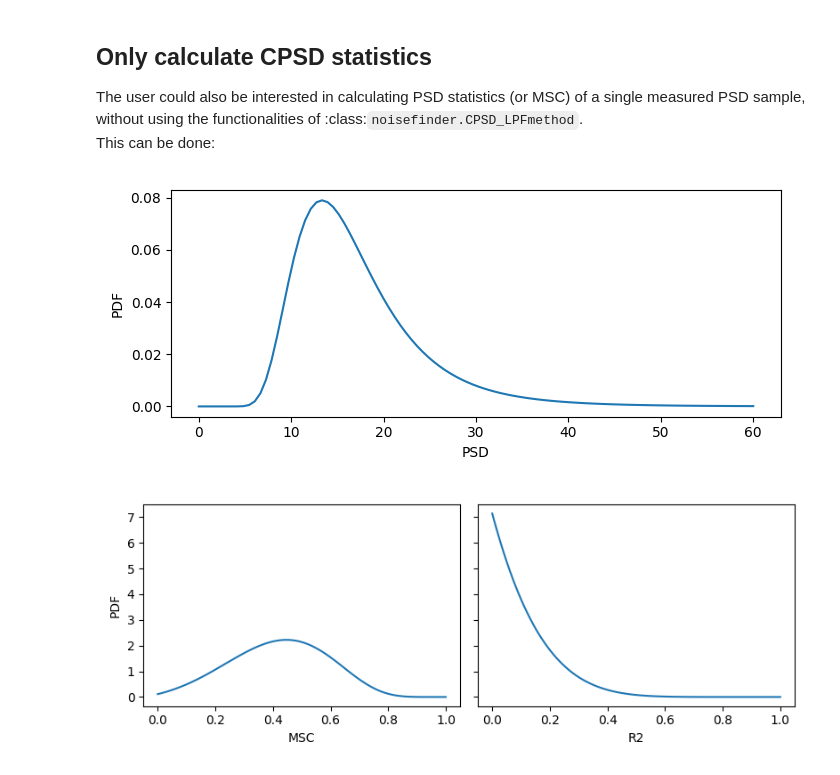
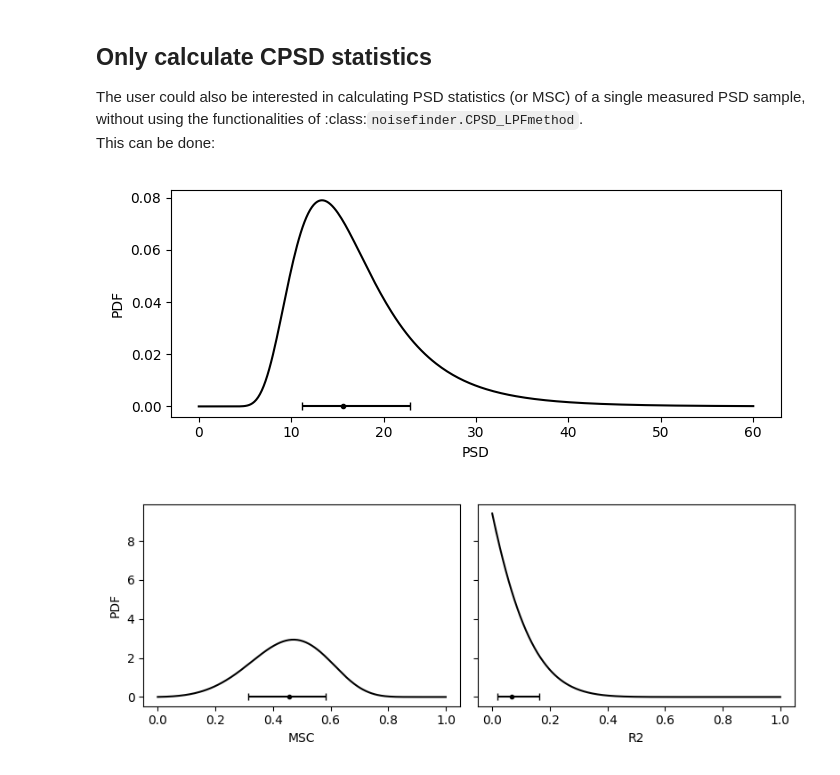
Before and after one commit to lorsala/noisefinder, a Jupyter notebook: docs/pf_howtouse.ipynb, the cells around one changed output. Cells and saved outputs as stored; diff of their text form; code cells hidden in the pictures.

```diff
--- a/docs/pf_howtouse.ipynb
+++ b/docs/pf_howtouse.ipynb
@@ -105,33 +105,42 @@ This can be done:
 # %%
 from noisefinder.CPSDstats import CPSDstats_methods as cpm
 
-PSDpp = cpm.PSDposterior(expPSD=15.0,navs=8)     # PSD posterior, as frozen scipy.stats, of the PSD posterior
+PSDfr = cpm.PSDposterior(expPSD=15.0,navs=8)     # PSD posterior, as frozen scipy.stats, of the PSD posterior
+PSDth = np.linspace(0,60,300)
+PSDpp = PSDfr.pdf(PSDth) # PSD posterior, evaluated at PSDth
 PSDCI = cpm.PSDpostCI(expPSD=15.0,navs=8,c=0.68) # PSD posterior confidence interval at given confidence level
 
-rho2th=np.linspace(0,1,100)
-rho2pp = cpm.rho2posterior(rho2th=rho2th,rho2exp=0.5,navs=8) # MSC posterior evaluated on the rho2th axis
-rho2CI = cpm.rho2postCI(r2e=0.5,navs=8,c=0.68) # MSC posterior confidence interval at given confidence level
+rho2th=np.linspace(0,1,300)
+r2e=0.5; navs=14; R2e=0.1;
+rho2pp = cpm.rho2posterior(rho2th=rho2th,rho2exp=r2e,navs=navs) # MSC posterior evaluated on the rho2th axis
+rho2CI = cpm.rho2postCI(r2e=r2e,navs=navs,c=0.68) # MSC posterior confidence interval at given confidence level
 
-R2th=np.linspace(0,1,100)
-R2pp = cpm.R2posterior(R2th=R2th,R2exp=0.1,navs=8,p=4) # R2 posterior, evaluated on the R2th axis. p is the number of timeseries
-R2CI = cpm.R2postCI(R2e=0.1,navs=8,p=4,c=0.68) # R2 posterior confidence interval at given confidence level
+R2th=np.linspace(0,1,300)
+R2pp = cpm.R2posterior(R2th=R2th,R2exp=R2e,navs=navs,p=4) # R2 posterior, evaluated on the R2th axis. p is the number of timeseries
+R2CI = cpm.R2postCI(R2e=R2e,navs=navs,p=4,c=0.68) # R2 posterior confidence interval at given confidence level
 
-PSDaxis = np.linspace(0,60,100)
+
 fig,ax=plt.subplots(figsize=(7,3))
-ax.plot(PSDaxis,PSDpp.pdf(PSDaxis))
+ax.plot(PSDth,PSDpp,c='k')
+ax.errorbar(x=[PSDCI[1]], y=0, xerr = [[PSDCI[1]-PSDCI[0]],[PSDCI[2]-PSDCI[1]]],
+            fmt='.', color='black', capsize=3, linestyle='None')
 ax.set_xlabel('PSD'); ax.set_ylabel('PDF')
 fig.tight_layout()
 
 fig,ax=plt.subplots(1,2,figsize=(8,3),sharey=True,sharex=True)
-ax[0].plot(rho2th,rho2pp)
+ax[0].plot(rho2th,rho2pp,c='k')
+ax[0].errorbar(x=[rho2CI[1]],y=0, xerr = [[rho2CI[1]-rho2CI[0]],[rho2CI[2]-rho2CI[1]]],
+               fmt='.', color='black', capsize=3, linestyle='None')
 ax[0].set_xlabel('MSC'); ax[0].set_ylabel('PDF')
 
-ax[1].plot(R2th,R2pp)
+ax[1].plot(R2th,R2pp,c='k')
+ax[1].errorbar(x=[R2CI[1]],y=0, xerr = [[R2CI[1]-R2CI[0]],[R2CI[2]-R2CI[1]]],
+               fmt='.', color='black', capsize=3, linestyle='None')
 ax[1].set_xlabel('R2'); #ax[1].set_ylabel('PDF')
 fig.tight_layout()
 # %% [output]
-[figure, old version]
+[figure, new version]
-[figure, old version]
+[figure, new version]
 # %%
 class CPSD_custom(noisefinder.CPSDstats):
     def __init__(self,ts,fs,detrend_c=False,verbose=False): # more user-defined params
```
Also changed, not shown: parts of 2 cells of this notebook, 16 other files.
